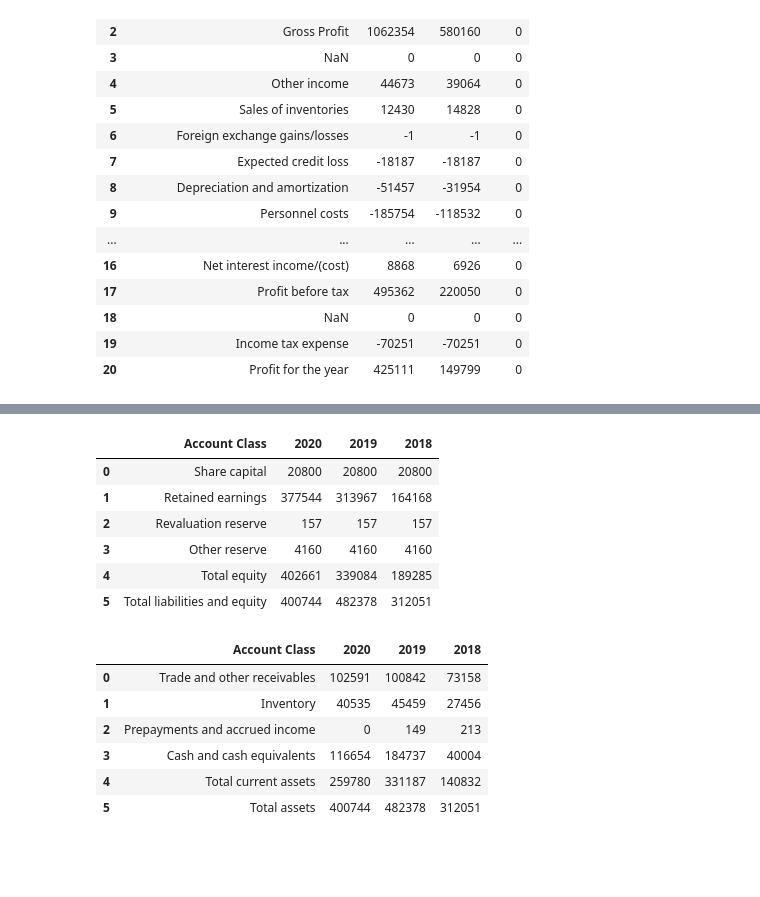
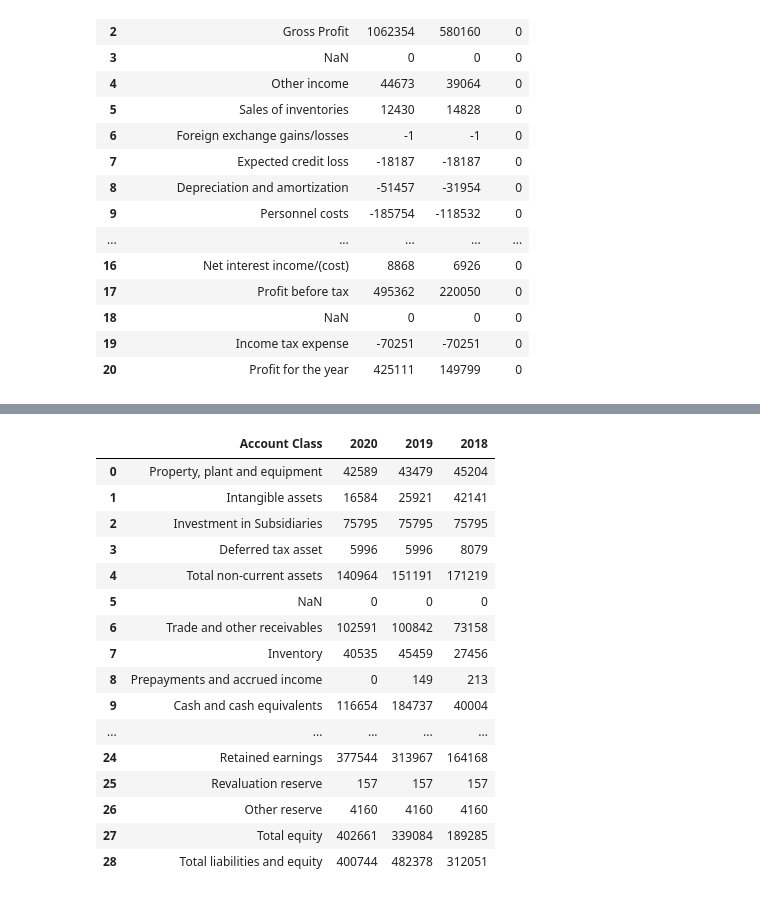
Before and after one commit to nkwachiabel/accounting_functions, a Jupyter notebook: Accounting functions/Accounting functions notebook.ipynb, the cells around one changed output, grey strips where cells are left out. Cells and saved outputs as stored; diff of their text form; code cells hidden in the pictures; blank space fills up the shorter version.

Commit message:
Updated the balance sheet functions

```diff
--- a/Accounting functions/Accounting functions notebook.ipynb
+++ b/Accounting functions/Accounting functions notebook.ipynb
@@ -117,7 +149,18 @@ non_current_assets = 'Non-current assets'
 current_liabilities = 'Current liabilities'
 non_current_liabilities = 'Non-current liabilities'
 equities = 'Equity'
+retained_earnings = 'Retained earnings'
 oci_rcls = None
 oci_no_rcls = None
+oci_reserves = None
 num_conv = 1000
 rounding = 0
+current_asset_order = ['Trade and other receivables', 'Inventory', 'Prepayments and accrued income',
+                'Cash and cash equivalents','Total current assets']
+
+non_current_asset_order = ['Property, plant and equipment', 'Intangible assets', 'Investment in Subsidiaries',
+                        'Deferred tax asset', 'Total non-current assets']
+current_liabilities_order = ['Trade and other payables', 'Contract liabilities', 'Other liabilities',
+                             'Total current liabilities']
+non_current_liabilities_order = ['Provisions', 'Deferred tax liabilities', 'Total non-current liabilities']
+equities_order = ['Share capital','Retained earnings', 'Revaluation reserve ', 'Other reserve', 'Total Equity']
@@ -366,40 +208,23 @@ equity
-# %%
-net_income = acfn.inc_stmt(trial_bal_test_3, 'FS Classification', 'Income_Statement', 'Account Code', 'Account Class', 1000,
-                           rounding=0, positive=False, sum_r='Net income')
-net_income = net_income.select_dtypes(include=['number']).iloc[-1]
-
-# Get the index of the Retained earnings row
-equi_2 = equity[equity['Account Class'] == 'Retained earnings'].index[0]
-
-# Update only the numeric columns of the Retained earnings row
-equity.loc[equi_2, equity.select_dtypes(include=['number']).columns] += net_income
-
-# Get the total equity after including the retained earnings
-new_equity = equity.iloc[:-1]
-numeric_cols = new_equity.select_dtypes(include=['number'])
-total_row = new_equity.select_dtypes(include=['number']).sum()
-total_row['Account Class'] = 'Total equity'
-new_equity = pd.concat([new_equity, total_row.to_frame().T], ignore_index=True)
-new_equity[numeric_cols.columns] = new_equity[numeric_cols.columns].apply(pd.to_numeric, errors='coerce')
-
-# Add total liabilities and equity
-total_liabilities_and_equity = uty.append_sum_row(total_liabilities, new_equity, ac_cls, tot_name="Total liabilities and equity")
-total_liabilities_and_equity
-# %% [output]
-|  | Account Class | 2020 | 2019 | 2018 |
-| 0 | Share capital | 20800 | 20800 | 20800 |
-| 1 | Retained earnings | 377544 | 313967 | 164168 |
-| 2 | Revaluation reserve | 157 | 157 | 157 |
-| 3 | Other reserve | 4160 | 4160 | 4160 |
-| 4 | Total equity | 402661 | 339084 | 189285 |
-| 5 | Total liabilities and equity | 400744 | 482378 | 312051 |
-# %%
-total_assets
-# %% [output]
-|  | Account Class | 2020 | 2019 | 2018 |
-| 0 | Trade and other receivables | 102591 | 100842 | 73158 |
-| 1 | Inventory | 40535 | 45459 | 27456 |
-| 2 | Prepayments and accrued income | 0 | 149 | 213 |
-| 3 | Cash and cash equivalents | 116654 | 184737 | 40004 |
-| 4 | Total current assets | 259780 | 331187 | 140832 |
-| 5 | Total assets | 400744 | 482378 | 312051 |
+# %%
+acfn.det_bal_sheet(trial_bal_test_3, ac_type, current_assets, non_current_assets, current_liabilities, non_current_liabilities,
+              equities, ac_code, ac_cls, num_conv, rounding, fs_class, p_and_l,
+                 retained_earnings, oci_rcls, oci_no_rcls, oci_reserves, current_asset_order,
+                  non_current_asset_order, current_liabilities_order, non_current_liabilities_order, equities_order)
+# %% [output]
+|  | Account Class | 2020 | 2019 | 2018 |
+| 0 | Property, plant and equipment | 42589 | 43479 | 45204 |
+| 1 | Intangible assets | 16584 | 25921 | 42141 |
+| 2 | Investment in Subsidiaries | 75795 | 75795 | 75795 |
+| 3 | Deferred tax asset | 5996 | 5996 | 8079 |
+| 4 | Total non-current assets | 140964 | 151191 | 171219 |
+| 5 | NaN | 0 | 0 | 0 |
+| 6 | Trade and other receivables | 102591 | 100842 | 73158 |
+| 7 | Inventory | 40535 | 45459 | 27456 |
+| 8 | Prepayments and accrued income | 0 | 149 | 213 |
+| 9 | Cash and cash equivalents | 116654 | 184737 | 40004 |
+| ... | ... | ... | ... | ... |
+| 24 | Retained earnings | 377544 | 313967 | 164168 |
+| 25 | Revaluation reserve | 157 | 157 | 157 |
+| 26 | Other reserve | 4160 | 4160 | 4160 |
+| 27 | Total equity | 402661 | 339084 | 189285 |
+| 28 | Total liabilities and equity | 400744 | 482378 | 312051 |
```
Also changed, not shown: parts of 25 cells of this notebook, 4 other files.
